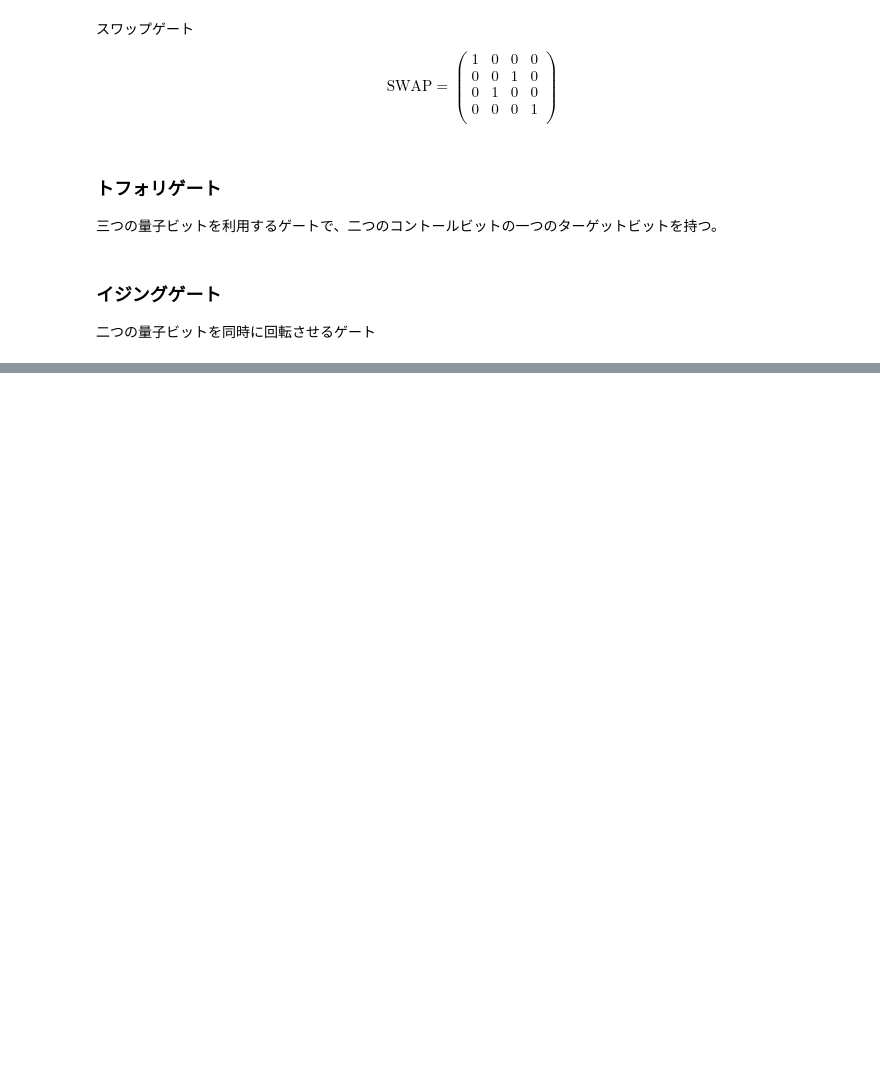
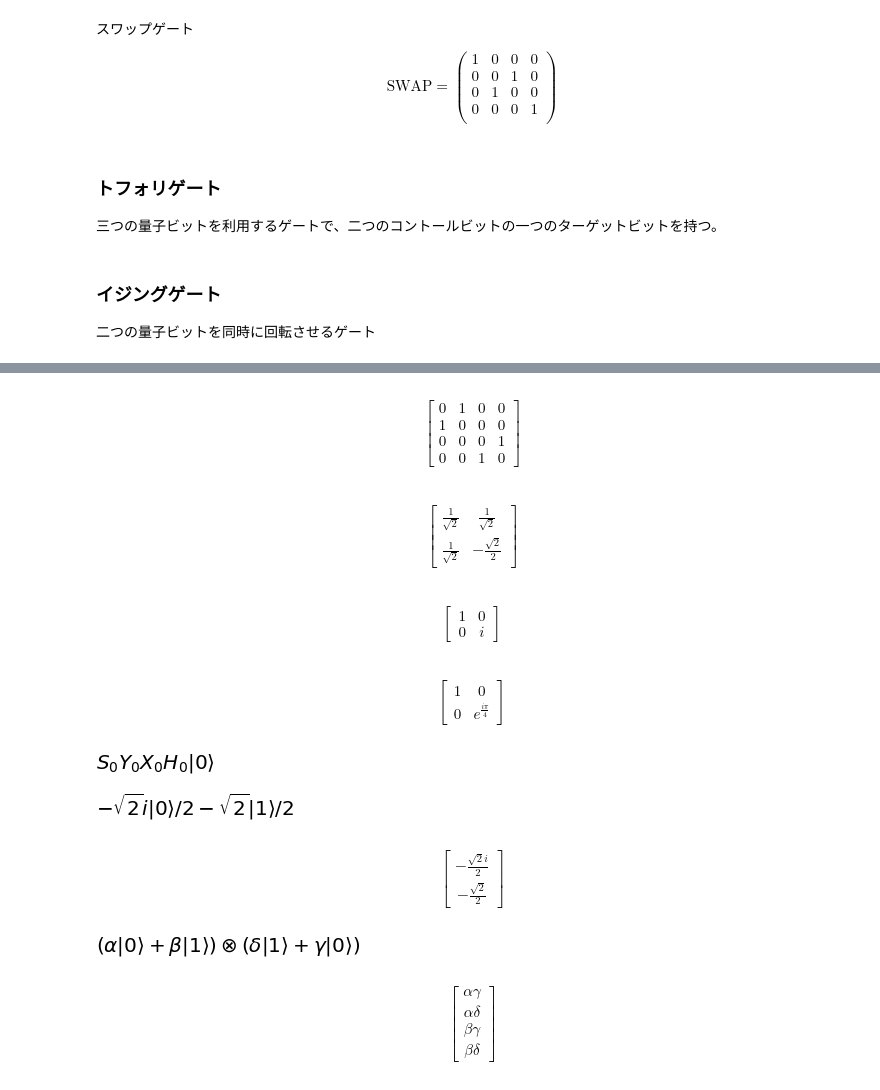
Before and after one commit to hiroshi0530/wa-src, a Jupyter notebook: qc/bq/tutorial/100/100_nb.ipynb, the cells around one changed output, grey strips where cells are left out. Cells and saved outputs as stored; diff of their text form; code cells hidden in the pictures; blank space fills up the shorter version.

```diff
--- a/qc/bq/tutorial/100/100_nb.ipynb
+++ b/qc/bq/tutorial/100/100_nb.ipynb
@@ -373,0 +406,29 @@ https://qiita.com/YuichiroMinato/items/531cb67492783a1b19b9
+# %%
+represent(X(0), nqubits=2)
+# %% [output]
+$$\left[\begin{matrix}0 & 1 & 0 & 0\\1 & 0 & 0 & 0\\0 & 0 & 0 & 1\\0 & 0 & 1 & 0\end{matrix}\right]$$
+# %%
+represent(H(0),nqubits=1)
+# %% [output]
+$$\left[\begin{matrix}\frac{1}{\sqrt{2}} & \frac{1}{\sqrt{2}}\\\frac{1}{\sqrt{2}} & - \frac{\sqrt{2}}{2}\end{matrix}\right]$$
+# %%
+represent(S(0),nqubits=1)
+# %% [output]
+$$\left[\begin{matrix}1 & 0\\0 & i\end{matrix}\right]$$
+# %%
+represent(T(0),nqubits=1)
+# %% [output]
+$$\left[\begin{matrix}1 & 0\\0 & e^{\frac{i \pi}{4}}\end{matrix}\right]$$
+# %%
+ket0 = Qubit('0')
+S(0)*Y(0)*X(0)*H(0)*ket0
+# %% [output]
+[figure, added]
+# %%
+qapply(S(0)*Y(0)*X(0)*H(0)*ket0)
+# %% [output]
+[figure, added]
+# %%
+represent(qapply(S(0)*Y(0)*X(0)*H(0)*ket0))
+# %% [output]
+$$\left[\begin{matrix}- \frac{\sqrt{2} i}{2}\\- \frac{\sqrt{2}}{2}\end{matrix}\right]$$
@@ -373,0 +439,8 @@ https://qiita.com/YuichiroMinato/items/531cb67492783a1b19b9
+# %%
+TensorProduct(psi, phi) #テンソル積
+# %% [output]
+[figure, added]
+# %%
+represent(TensorProduct(psi, phi))
+# %% [output]
+$$\left[\begin{matrix}\alpha \gamma\\\alpha \delta\\\beta \gamma\\\beta \delta\end{matrix}\right]$$
```
Also changed, not shown: parts of 8 cells of this notebook, 14 other files.
